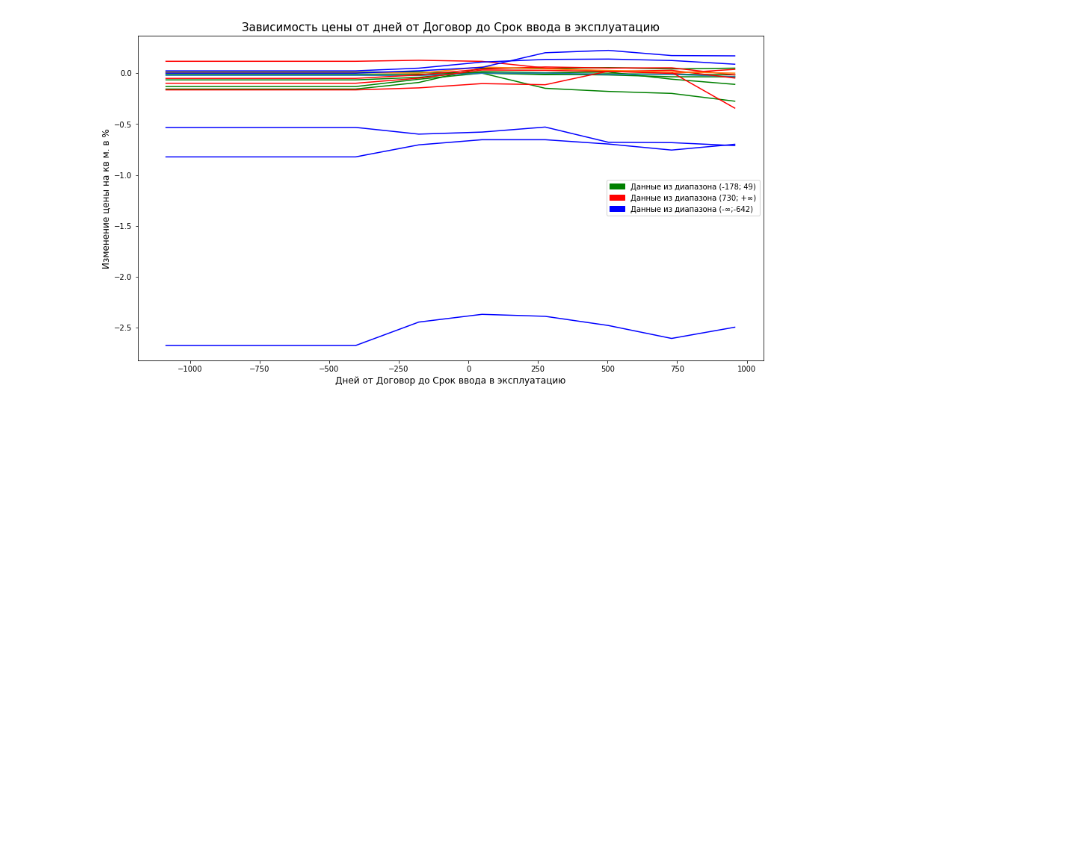
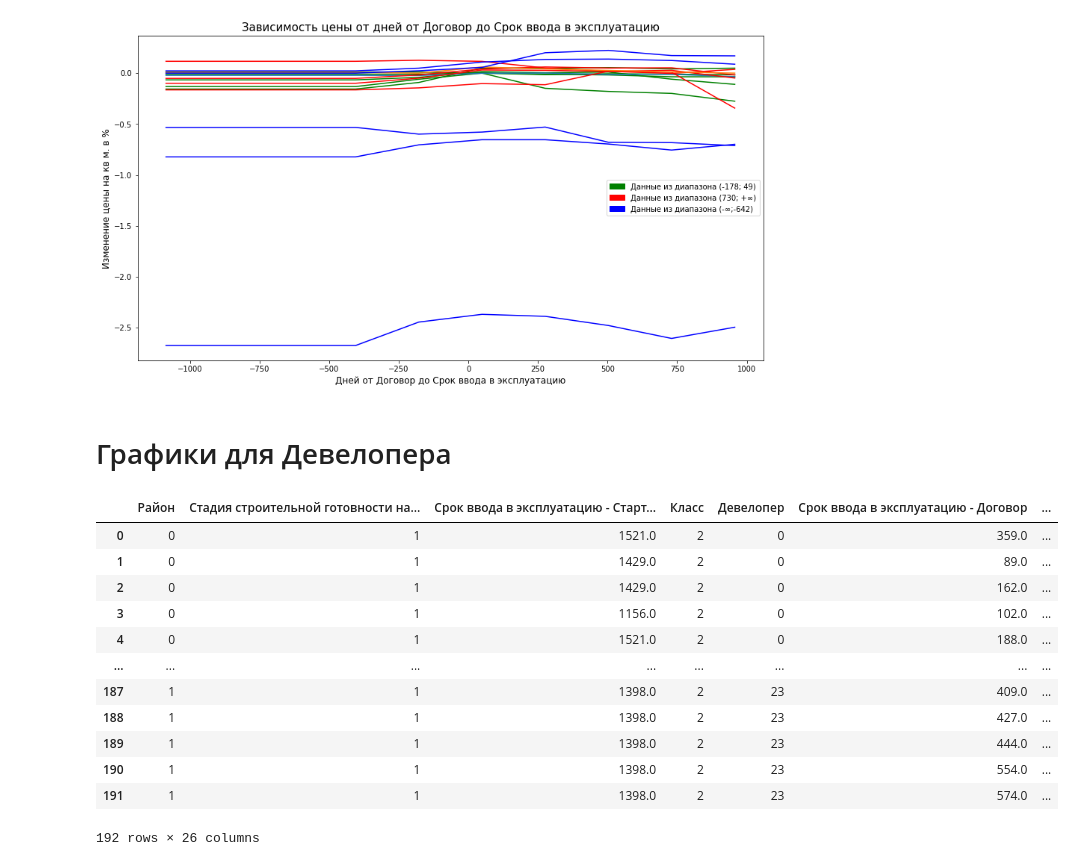
Before and after one commit to dan0nchik/anflat, a Jupyter notebook: Charts.ipynb, the cells around one changed output. Cells and saved outputs as stored; diff of their text form; code cells hidden in the pictures; blank space fills up the shorter version.

```diff
--- a/Charts.ipynb
+++ b/Charts.ipynb
@@ -372,3 +373,12 @@ plt.legend(handles=[mpatches.Patch(label='Данные из диапазона (
 No handles with labels found to put in legend.
 <matplotlib.legend.Legend at 0x...>
 [figure]
+# %% [markdown]
+# Графики для Девелопера
+# %%
+pos = [0]
+for i in range(1,24):
+  pos.append(i)
+pos
+# %%
+dt = pd.read_excel('ml.xlsx')
@@ -374,0 +389,30 @@ No handles with labels found to put in legend.
+# %%
+vals = 0
+nums = list()
+for i in range(24):
+  a = (df.loc[df['Девелопер'] == i])
+  coef = round((8/a.shape[0]),4)
+  if coef > 1:
+    b = a.sample(frac=1)
+  else:
+    b = a.sample(frac=coef)
+  nums.append(b.shape[0])
+  if type(vals) == int:
+    vals = b.copy(deep=True)
+  else:
+    vals = vals.append(b.copy(deep=True), ignore_index=True)
+vals
+# %% [output]
+|  | Район | Стадия строительной готовности на... | Срок ввода в эксплуатацию - Старт... | Класс | Девелопер | Срок ввода в эксплуатацию - Договор | ... |
+| 0 | 0 | 1 | 1521.0 | 2 | 0 | 359.0 | ... |
+| 1 | 0 | 1 | 1429.0 | 2 | 0 | 89.0 | ... |
+| 2 | 0 | 1 | 1429.0 | 2 | 0 | 162.0 | ... |
+| 3 | 0 | 1 | 1156.0 | 2 | 0 | 102.0 | ... |
+| 4 | 0 | 1 | 1521.0 | 2 | 0 | 188.0 | ... |
+| ... | ... | ... | ... | ... | ... | ... | ... |
+| 187 | 1 | 1 | 1398.0 | 2 | 23 | 409.0 | ... |
+| 188 | 1 | 1 | 1398.0 | 2 | 23 | 427.0 | ... |
+| 189 | 1 | 1 | 1398.0 | 2 | 23 | 444.0 | ... |
+| 190 | 1 | 1 | 1398.0 | 2 | 23 | 554.0 | ... |
+| 191 | 1 | 1 | 1398.0 | 2 | 23 | 574.0 | ... |
+192 rows × 26 columns
```
Also changed, not shown: parts of 7 cells of this notebook, 1 other file.
